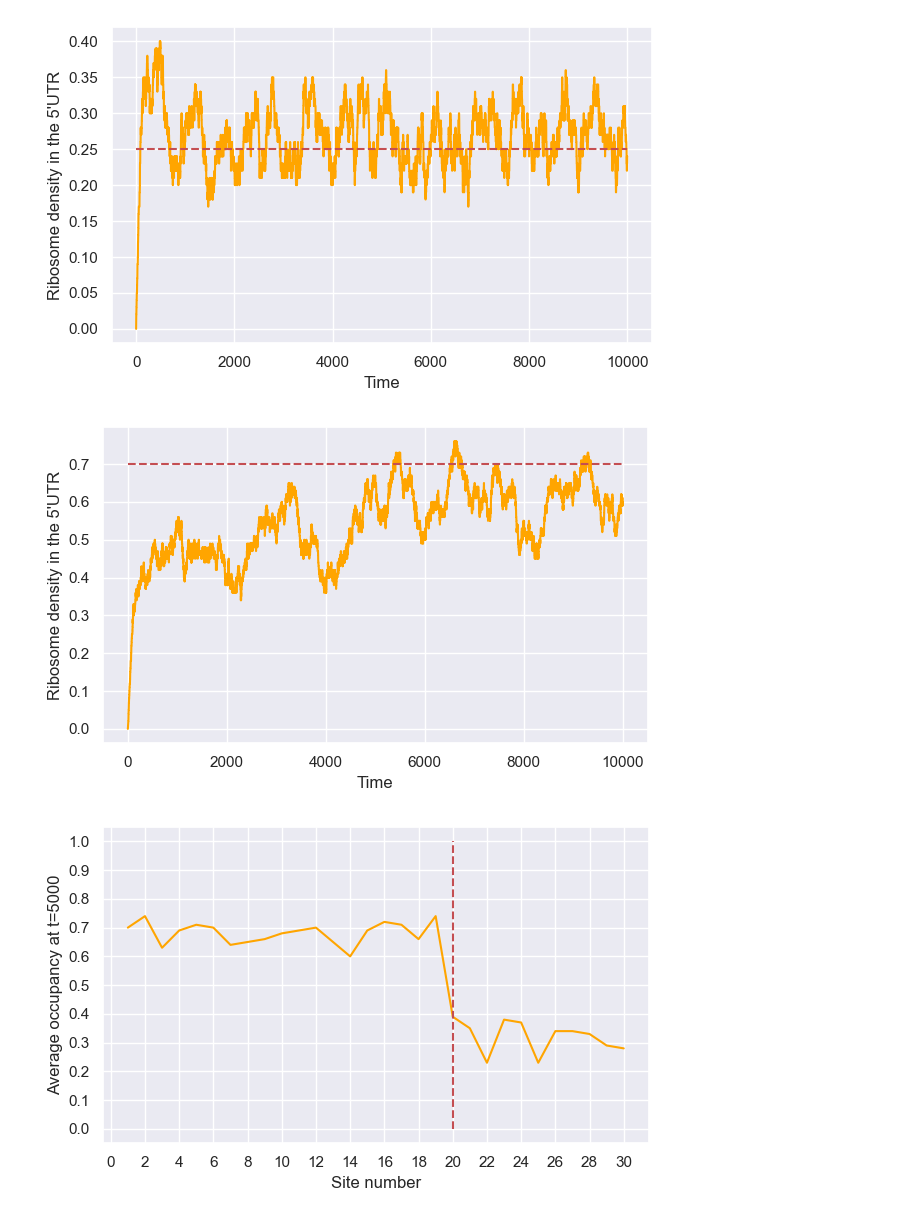
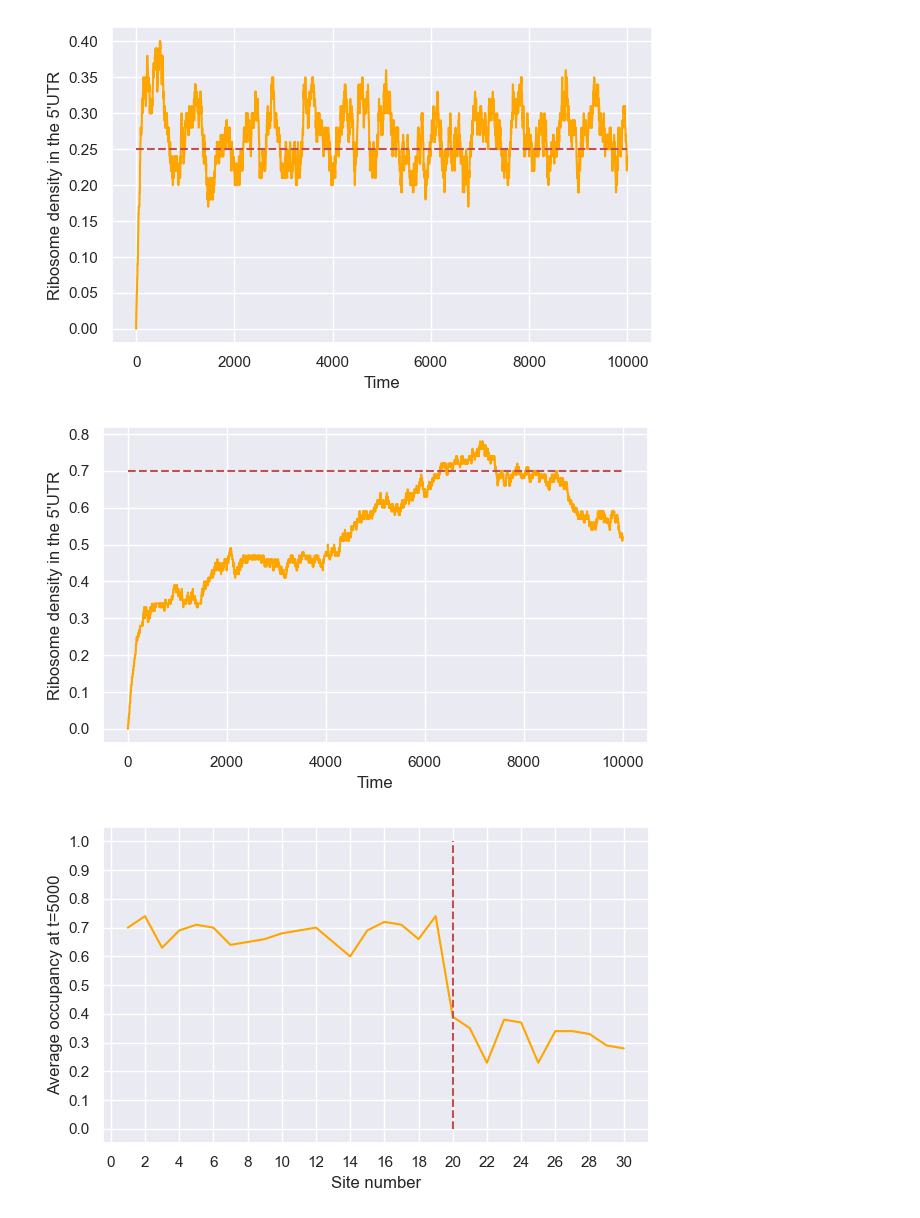
Before and after one commit to gabin-rousseau/roadblock_project, a Jupyter notebook: python/rini_v0-4.ipynb, the cells around one changed output. Cells and saved outputs as stored; diff of their text form; code cells hidden in the pictures.

```diff
--- a/python/rini_v0-4.ipynb
+++ b/python/rini_v0-4.ipynb
@@ -141,10 +141,10 @@ def rini(t=100, L=30, l=1, a=0.75, b=0.75, p=1, k_on=0.33, k_off=0.33, l_rb=1, B
                 A.append(C[i]*P[i])
             else:
                 A.append(0)
-    if B_i != []: #does placing a condition on blocking help?
-        for i in B_i:
-            A.append(k_on)
-            A.append(0) #k_off position
+
+    for i in B_i:
+        A.append(k_on)
+        A.append(0) #k_off position
 
 
 
@@ -661,17 +661,17 @@ plt.show();
 # %%
 #DENSITY VS. TIME High density (b < 1/2 and a > b)
 #EXPECTED: d=1-b (b=0.3 here so 0.7)
 plt.figure(figsize = (12, 4))
 plt.subplot(121)
-sns.lineplot(x='time', y='density', data=rini(b=0.3,t=10000,L=100), color='orange')
+sns.lineplot(x='time', y='density', data=rini(b=0.3,t=10000,L=200), color='orange')
 plt.plot([0,10000], [0.7,0.7], '--',color='r')
 plt.xlabel('Time')
 plt.ylabel("Ribosome density in the 5'UTR")
 
 plt.tight_layout()
 plt.show();
 # %% [output]
-[figure, old version]
+[figure, new version]
 # %%
 #PLOT THE AVERAGE OCCUPANCY PROFILE AT T=5000, runtime 10000, n=100 samples, L=30, block at site 20, Pb=0.5
 rinimo()
```
Also changed, not shown: parts of 4 cells of this notebook.
